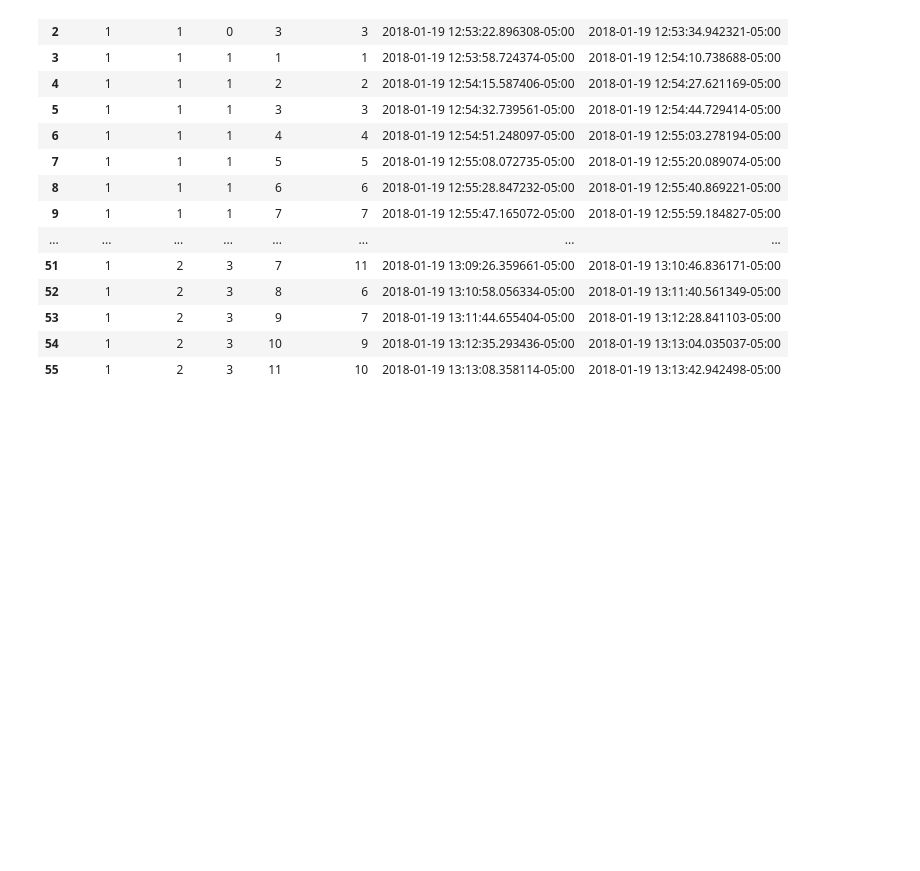
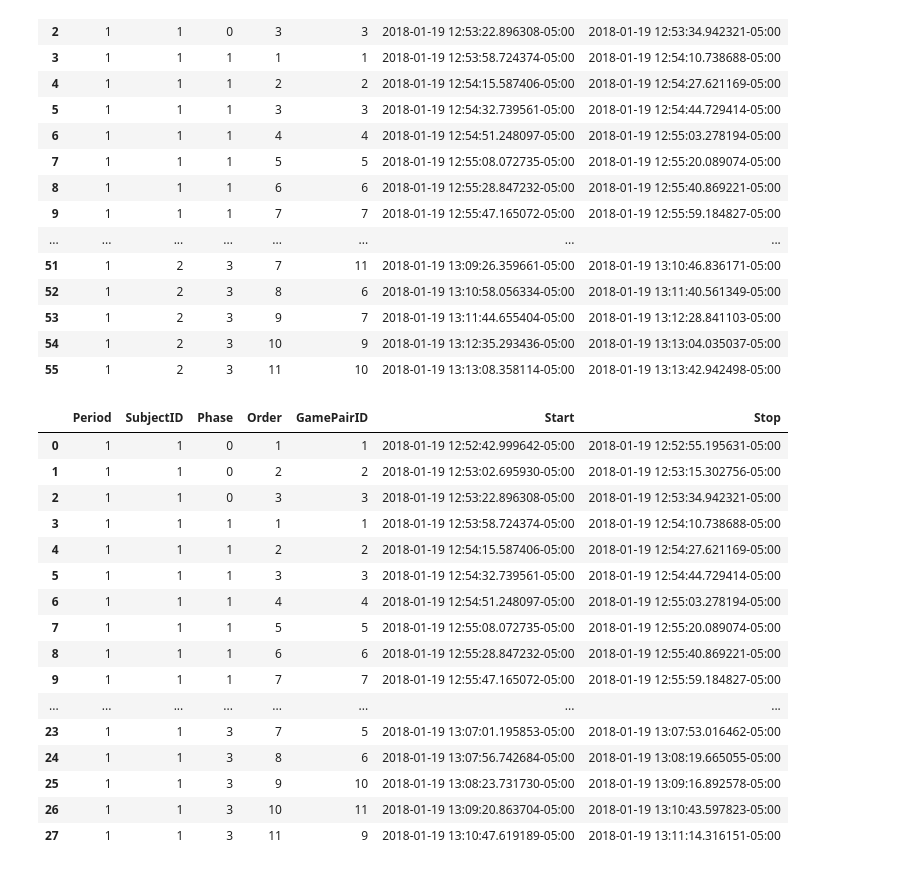
Before and after one commit to aaruff/AIG-EyeTrackerPostProcessing, a Jupyter notebook: ScreenTimePostProcessing.ipynb, the cells around one changed output. Saved outputs shown, nothing was run; the diff lists cells and outputs as text; code cells hidden in the pictures; blank space fills up the shorter version.

Commit message:
separated timing data into two files, for subject 1 and subject 2

```diff
--- a/ScreenTimePostProcessing.ipynb
+++ b/ScreenTimePostProcessing.ipynb
@@ -185,0 +184,23 @@ timing.to_csv('data/timing.csv')
+# %%
+subject_1_timing = timing.loc[timing.SubjectID == 1].reset_index(drop=True)
+subject_2_timing = timing.loc[timing.SubjectID == 2].reset_index(drop=True)
+# %%
+subject_1_timing
+# %% [output]
+|  | Period | SubjectID | Phase | Order | GamePairID | Start | Stop |
+| 0 | 1 | 1 | 0 | 1 | 1 | 2018-01-19 12:52:42.999642-05:00 | 2018-01-19 12:52:55.195631-05:00 |
+| 1 | 1 | 1 | 0 | 2 | 2 | 2018-01-19 12:53:02.695930-05:00 | 2018-01-19 12:53:15.302756-05:00 |
+| 2 | 1 | 1 | 0 | 3 | 3 | 2018-01-19 12:53:22.896308-05:00 | 2018-01-19 12:53:34.942321-05:00 |
+| 3 | 1 | 1 | 1 | 1 | 1 | 2018-01-19 12:53:58.724374-05:00 | 2018-01-19 12:54:10.738688-05:00 |
+| 4 | 1 | 1 | 1 | 2 | 2 | 2018-01-19 12:54:15.587406-05:00 | 2018-01-19 12:54:27.621169-05:00 |
+| 5 | 1 | 1 | 1 | 3 | 3 | 2018-01-19 12:54:32.739561-05:00 | 2018-01-19 12:54:44.729414-05:00 |
+| 6 | 1 | 1 | 1 | 4 | 4 | 2018-01-19 12:54:51.248097-05:00 | 2018-01-19 12:55:03.278194-05:00 |
+| 7 | 1 | 1 | 1 | 5 | 5 | 2018-01-19 12:55:08.072735-05:00 | 2018-01-19 12:55:20.089074-05:00 |
+| 8 | 1 | 1 | 1 | 6 | 6 | 2018-01-19 12:55:28.847232-05:00 | 2018-01-19 12:55:40.869221-05:00 |
+| 9 | 1 | 1 | 1 | 7 | 7 | 2018-01-19 12:55:47.165072-05:00 | 2018-01-19 12:55:59.184827-05:00 |
+| ... | ... | ... | ... | ... | ... | ... | ... |
+| 23 | 1 | 1 | 3 | 7 | 5 | 2018-01-19 13:07:01.195853-05:00 | 2018-01-19 13:07:53.016462-05:00 |
+| 24 | 1 | 1 | 3 | 8 | 6 | 2018-01-19 13:07:56.742684-05:00 | 2018-01-19 13:08:19.665055-05:00 |
+| 25 | 1 | 1 | 3 | 9 | 10 | 2018-01-19 13:08:23.731730-05:00 | 2018-01-19 13:09:16.892578-05:00 |
+| 26 | 1 | 1 | 3 | 10 | 11 | 2018-01-19 13:09:20.863704-05:00 | 2018-01-19 13:10:43.597823-05:00 |
+| 27 | 1 | 1 | 3 | 11 | 9 | 2018-01-19 13:10:47.619189-05:00 | 2018-01-19 13:11:14.316151-05:00 |
```
Also changed, not shown: parts of 3 cells of this notebook, 2 other files.
